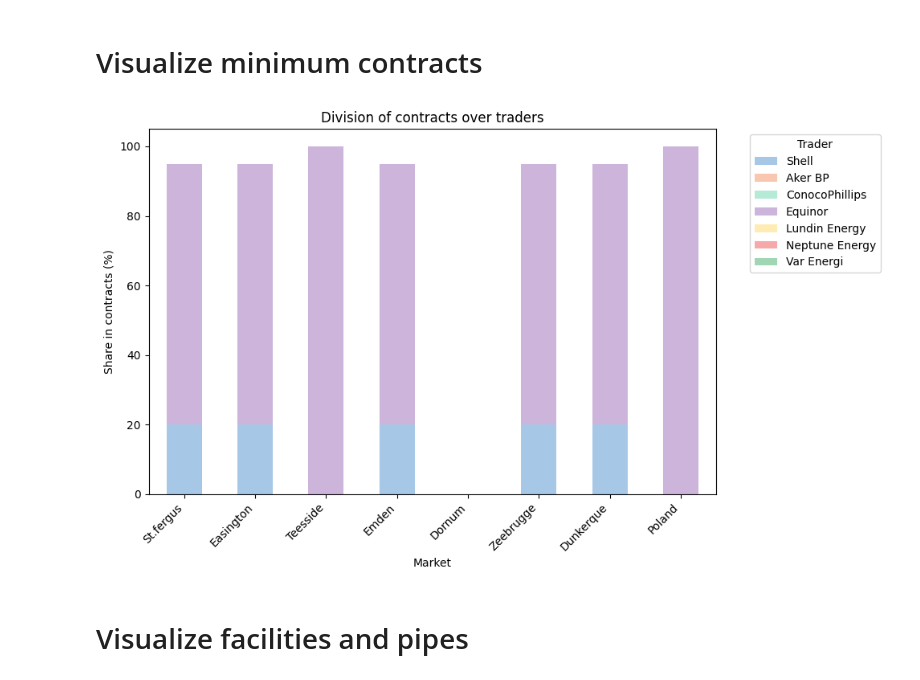
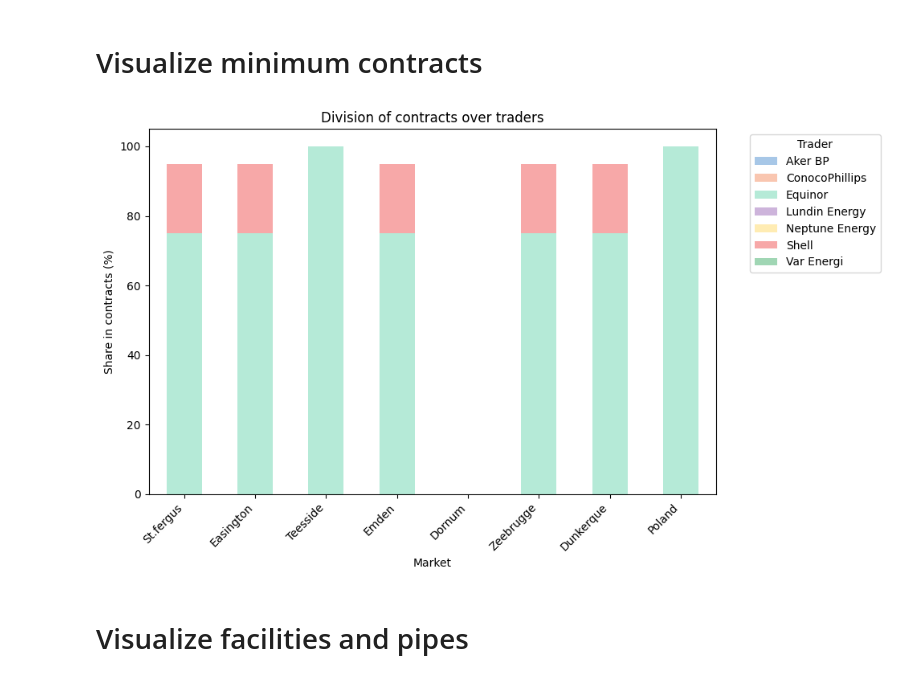
Before and after one commit to berendmarkhorst/secondary_gas_market, a Jupyter notebook: analysis.ipynb, the cells around one changed output. Drawn from its saved outputs; the diff is of its cells as text; code cells hidden in the pictures.

```diff
--- a/analysis.ipynb
+++ b/analysis.ipynb
@@ -89,30 +89,30 @@ plt.show()
 # %%
 trader_percentages_df = pd.read_excel(file, sheet_name="TraderPercentages")
 
 # Only select the relevent part of the dataframe
 trader_percentages_df = trader_percentages_df.iloc[:7][trader_percentages_df.columns[:9]]
 trader_percentages_df["Trader"] = trader_percentages_df["Trader"].apply(lambda x: get_short_name(x))
 trader_percentages_df.set_index("Trader", inplace=True)
 trader_percentages_df.columns = trader_percentages_df.columns.str.capitalize()
 trader_percentages_df = trader_percentages_df * 100
-trader_percentages_df = trader_percentages_df.T
+trader_percentages_df = trader_percentages_df.sort_index().T
 
 # Plot stacked bar chart
 trader_percentages_df.plot(kind="bar", stacked=True, color=bar_colors, figsize=(10, 6))
 
 # Labels and title
 plt.xlabel("Market")
 plt.ylabel("Share in contracts (%)")
 plt.title("Division of contracts over traders")
 plt.xticks(rotation=45, ha="right")
 plt.legend(title="Trader", bbox_to_anchor=(1.05, 1), loc="upper left")
 
 # Show plot
 plt.tight_layout()
 plt.savefig("Figures/minimum_contracts.pdf", bbox_inches='tight')
 plt.show()
 # %% [output]
-[figure, old version]
+[figure, new version]
 # %% [markdown]
 # Visualize facilities and pipes
 # %%
```
Also changed, not shown: parts of 3 cells of this notebook, 37 other files.
